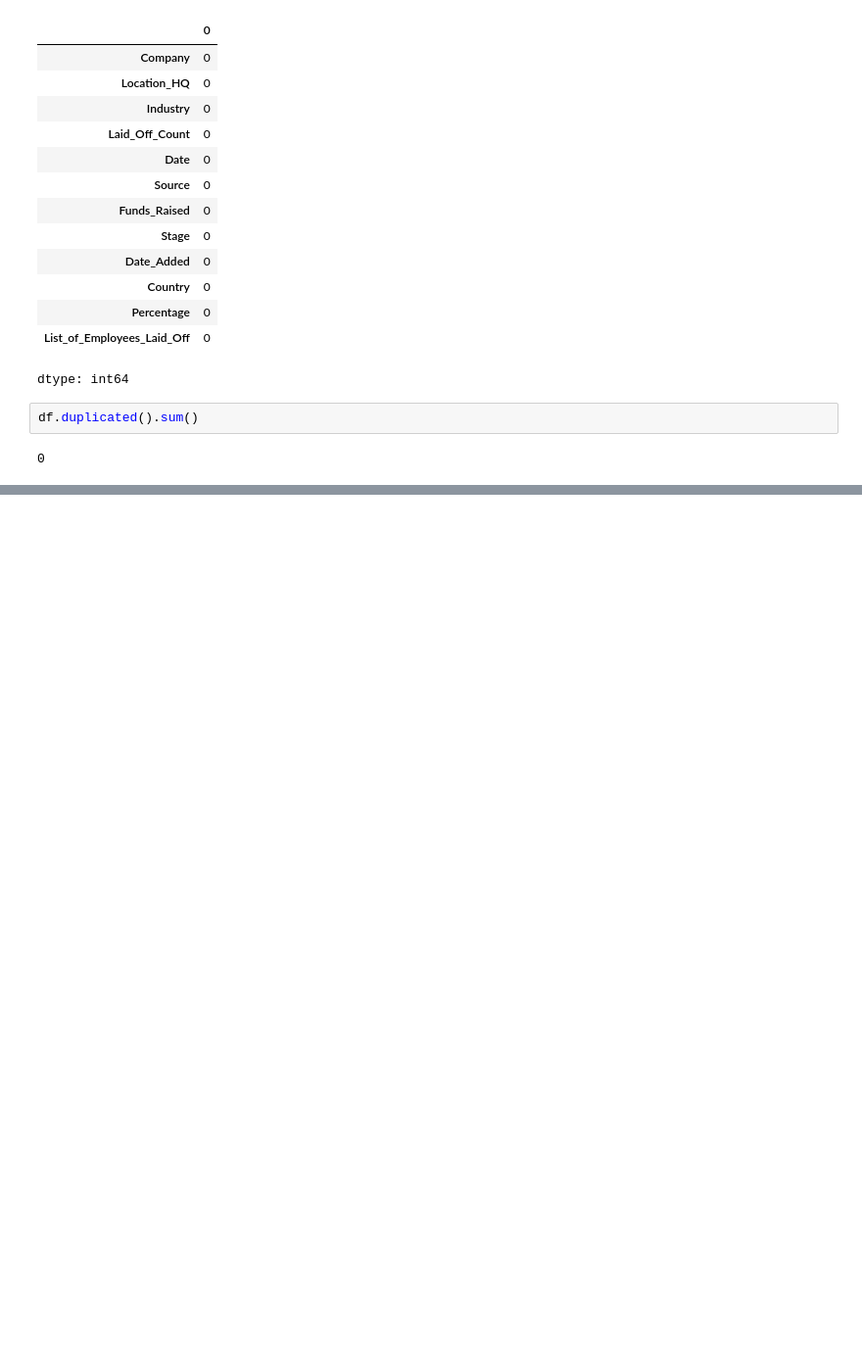
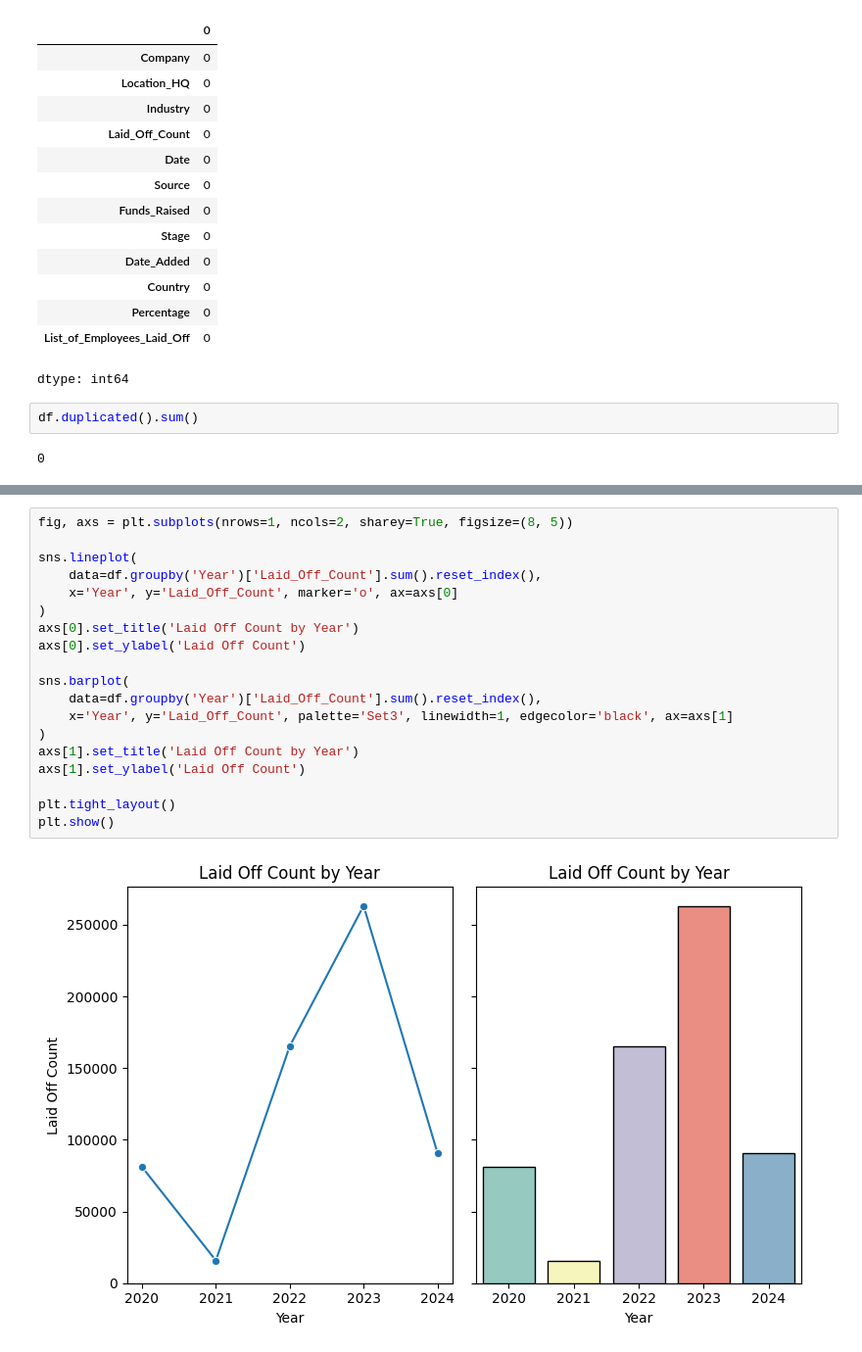
Before and after one commit to Shawn1yu/2020-2024-layoff_data_visualization, a Jupyter notebook: Layoff_Data_Visualization.ipynb, the cells around one changed output, grey strips where cells are left out. Shown at 98% size. Cells and saved outputs as stored; diff of their text form; blank space fills up the shorter version.

```diff
--- a/Layoff_Data_Visualization.ipynb
+++ b/Layoff_Data_Visualization.ipynb
@@ -442,0 +217,21 @@ plt.show()
+# %%
+fig, axs = plt.subplots(nrows=1, ncols=2, sharey=True, figsize=(8, 5))
+
+sns.lineplot(
+    data=df.groupby('Year')['Laid_Off_Count'].sum().reset_index(),
+    x='Year', y='Laid_Off_Count', marker='o', ax=axs[0]
+)
+axs[0].set_title('Laid Off Count by Year')
+axs[0].set_ylabel('Laid Off Count')
+
+sns.barplot(
+    data=df.groupby('Year')['Laid_Off_Count'].sum().reset_index(),
+    x='Year', y='Laid_Off_Count', palette='Set3', linewidth=1, edgecolor='black', ax=axs[1]
+)
+axs[1].set_title('Laid Off Count by Year')
+axs[1].set_ylabel('Laid Off Count')
+
+plt.tight_layout()
+plt.show()
+# %% [output]
+[figure, added]
```
Also changed, not shown: parts of 41 cells of this notebook.
